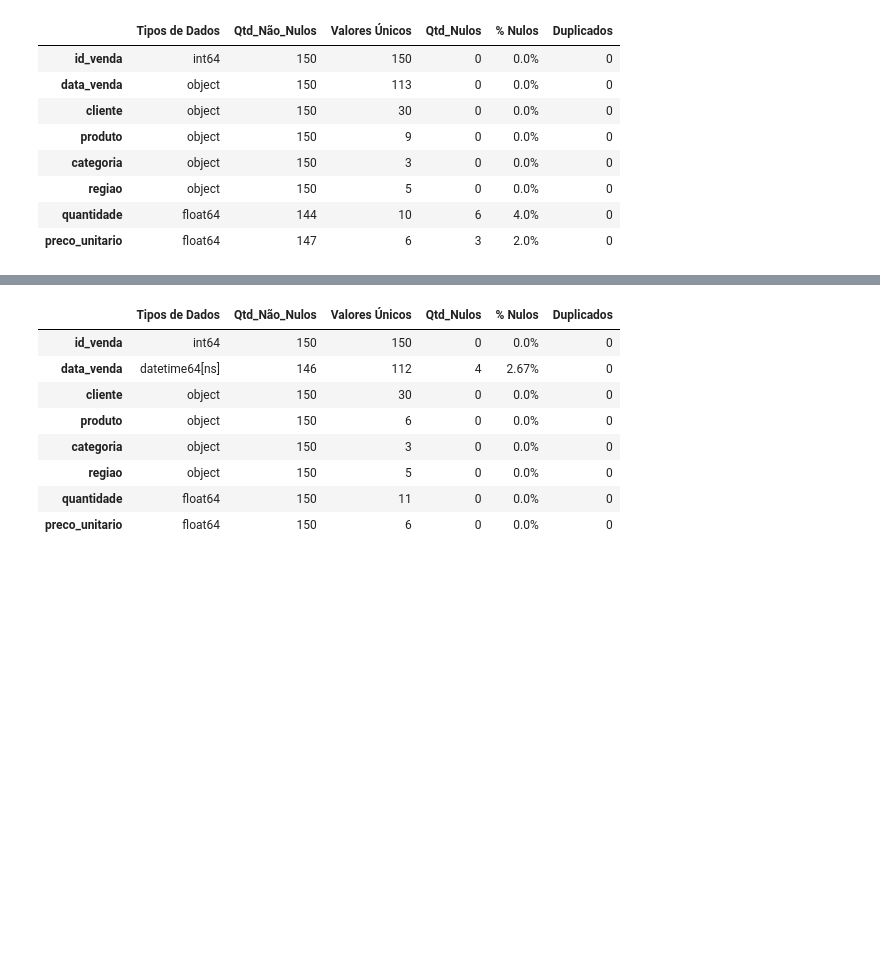
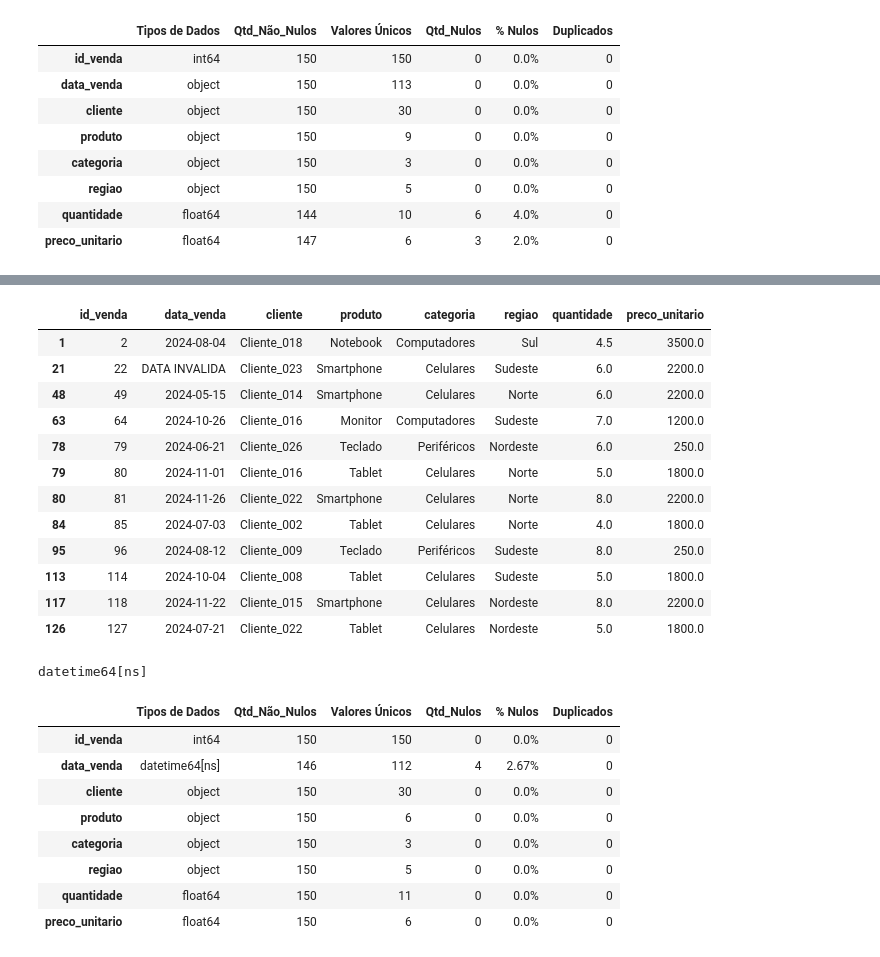
Before and after one commit to programagiovanni-code/dataview_projeto_sctec, a Jupyter notebook: notebooks/explorar_dados.ipynb, the cells around one changed output, grey strips where cells are left out. Drawn from its saved outputs; the diff is of its cells as text; code cells hidden in the pictures; blank space fills up the shorter version.

```diff
--- a/notebooks/explorar_dados.ipynb
+++ b/notebooks/explorar_dados.ipynb
@@ -95,4 +64,0 @@ todas_linhas_com_nulo
-# %%
-# Convertendo o para data (NaT)
-df_original['data_venda'] = pd.to_datetime(df_original['data_venda'], errors='coerce')
-print(df_original['data_venda'].dtype)
@@ -101,3 +73,7 @@ datetime64[ns]
 # %%
-# Retirando espaço vazio
-df_original['produto'] = df_original['produto'].str.strip()
+# Retirando espaço vazio da coluna 'produtos' e conferindo
+display(df_original['produto'].value_counts().items)
+df_formatado = df_original.copy()
+
+df_formatado['produto'] = df_formatado['produto'].str.strip()
+df_formatado['produto'].value_counts().items
@@ -104,6 +128,3 @@ df_original['produto'] = df_original['produto'].str.strip()
 # %%
-# Substitui os NaNs com o valor máximo/grupo
-df_original['preco_unitario'] = df_original['preco_unitario'].fillna(
-    df_original.groupby('produto')['preco_unitario'].transform('max'))
-
-df_original
+# Substitui os NaNs da coluna 'preco' pelo outro valor
+df_formatado['preco_unitario'] = df_formatado['preco_unitario'].fillna(df_formatado.groupby('produto')['preco_unitario'].transform('max'))
@@ -124,5 +160,32 @@ df_original
 # %%
 # Preenche os nulos com a mediana específica de cada produto
-df_original['quantidade'] = df_original['quantidade'].fillna(
-    df_original.groupby('produto')['quantidade'].transform('median'))
+df_formatado['quantidade'] = df_formatado['quantidade'].fillna(df_formatado.groupby('produto')['quantidade'].transform('median'))
+# %%
+# Conferindo alterações
+indices_alterados = df_original.compare(df_formatado).index
+
+# 2. Filtra o seu dataset final para mostrar apenas essas linhas inteiras
+linhas_modificadas = df_formatado.loc[indices_alterados]
+
+linhas_modificadas
+# %% [output]
+|  | id_venda | data_venda | cliente | produto | categoria | regiao | quantidade | preco_unitario |
+| 1 | 2 | 2024-08-04 | Cliente_018 | Notebook | Computadores | Sul | 4.5 | 3500.0 |
+| 21 | 22 | DATA INVALIDA | Cliente_023 | Smartphone | Celulares | Sudeste | 6.0 | 2200.0 |
+| 48 | 49 | 2024-05-15 | Cliente_014 | Smartphone | Celulares | Norte | 6.0 | 2200.0 |
+| 63 | 64 | 2024-10-26 | Cliente_016 | Monitor | Computadores | Sudeste | 7.0 | 1200.0 |
+| 78 | 79 | 2024-06-21 | Cliente_026 | Teclado | Periféricos | Nordeste | 6.0 | 250.0 |
+| 79 | 80 | 2024-11-01 | Cliente_016 | Tablet | Celulares | Norte | 5.0 | 1800.0 |
+| 80 | 81 | 2024-11-26 | Cliente_022 | Smartphone | Celulares | Norte | 8.0 | 2200.0 |
+| 84 | 85 | 2024-07-03 | Cliente_002 | Tablet | Celulares | Norte | 4.0 | 1800.0 |
+| 95 | 96 | 2024-08-12 | Cliente_009 | Teclado | Periféricos | Sudeste | 8.0 | 250.0 |
+| 113 | 114 | 2024-10-04 | Cliente_008 | Tablet | Celulares | Sudeste | 5.0 | 1800.0 |
+| 117 | 118 | 2024-11-22 | Cliente_015 | Smartphone | Celulares | Nordeste | 8.0 | 2200.0 |
+| 126 | 127 | 2024-07-21 | Cliente_022 | Tablet | Celulares | Nordeste | 5.0 | 1800.0 |
+# %%
+# Convertendo para datetime
+df_formatado['data_venda'] = pd.to_datetime(df_formatado['data_venda'], errors='coerce')
+print(df_formatado['data_venda'].dtype)
+# %% [output]
+datetime64[ns]
 # %%
```
Also changed, not shown: parts of 20 cells of this notebook, 5 other files.
